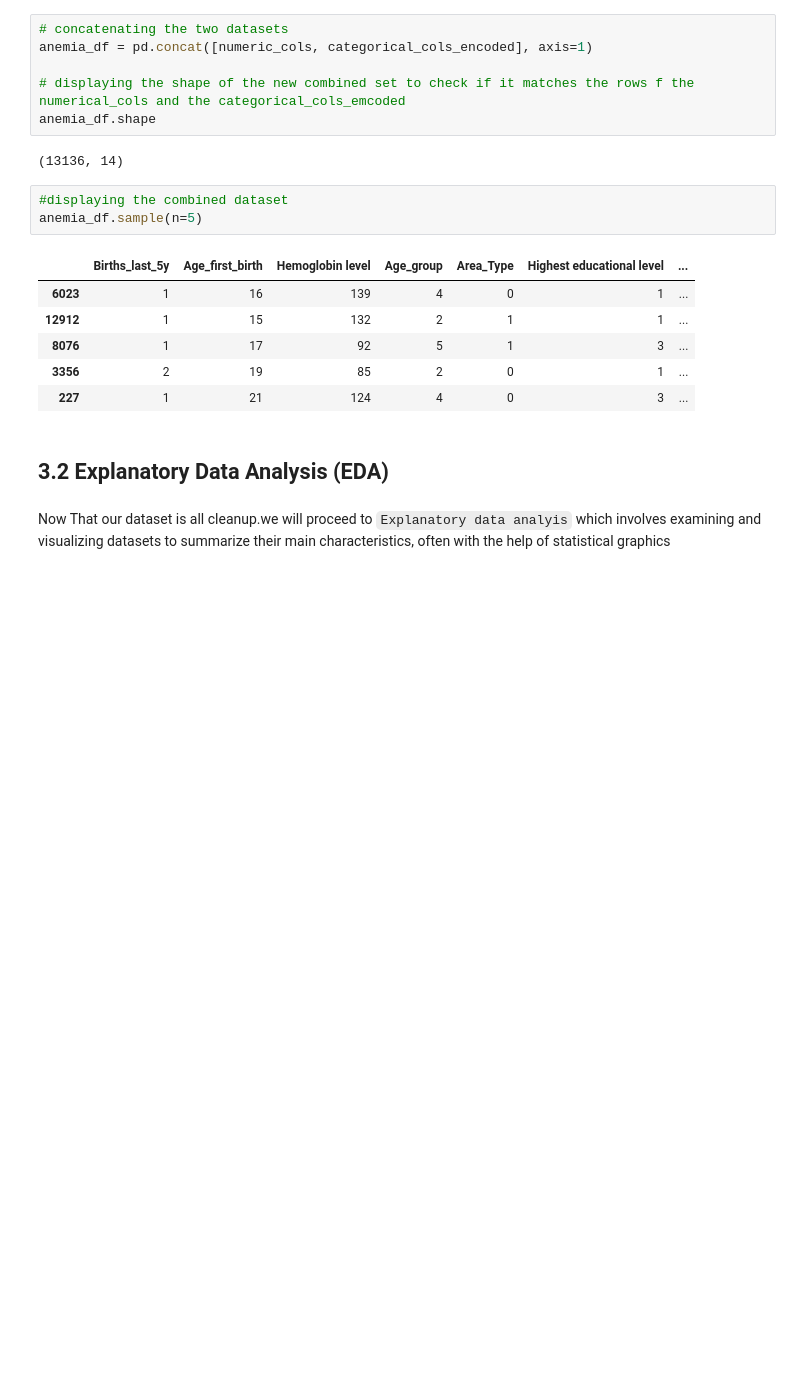
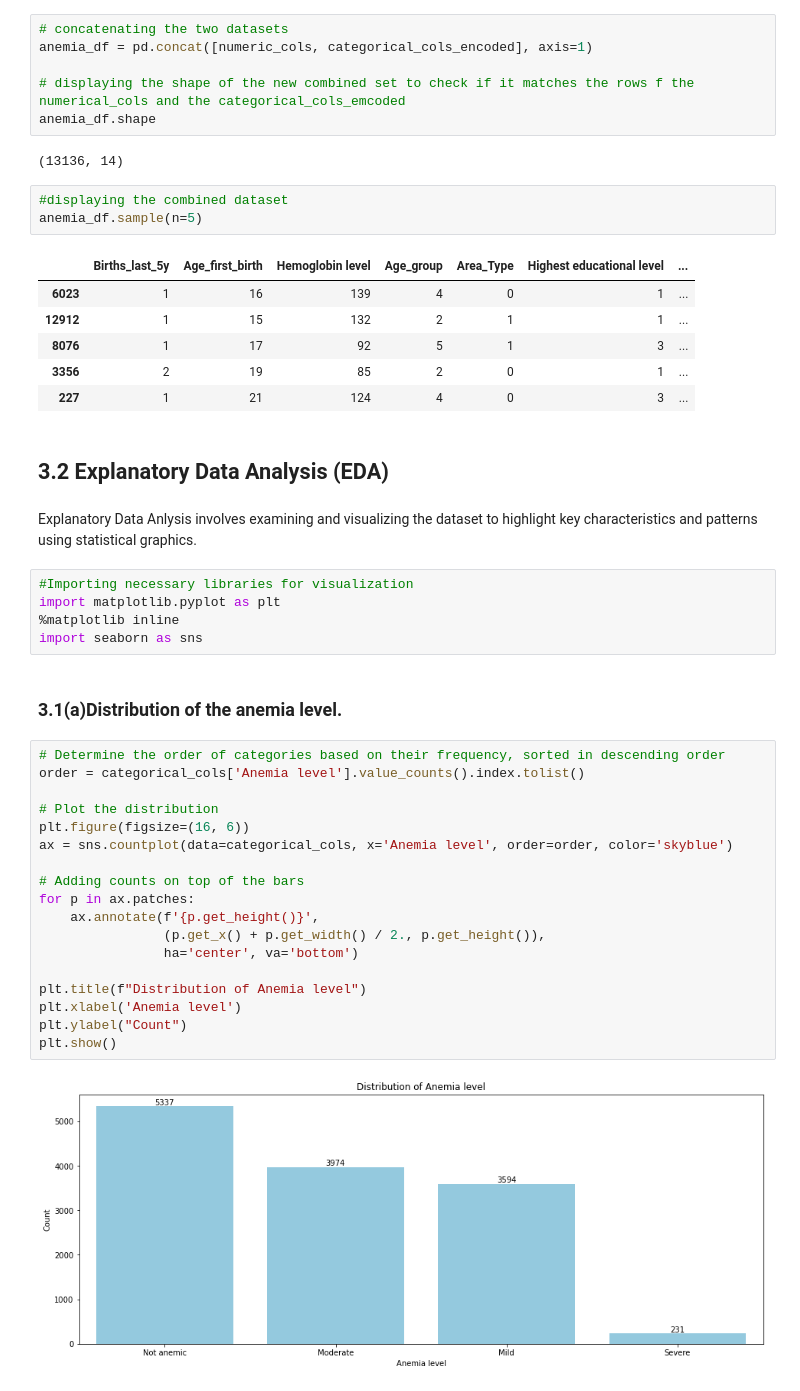
Before and after one commit to ruth-kitasi/Anemia-Level-Prediction-in-Children, a Jupyter notebook: Index.ipynb, the cells around one changed output. Saved outputs shown, nothing was run; the diff lists cells and outputs as text; blank space fills up the shorter version.

Commit message:
Explanatory data analysis

```diff
--- a/Index.ipynb
+++ b/Index.ipynb
@@ -537,5 +537,32 @@ anemia_df.sample(n=5)
 | 227 | 1 | 21 | 124 | 4 | 0 | 3 | ... |
 # %% [markdown]
 ## 3.2 Explanatory Data Analysis (EDA)
-# %% [markdown]
-Now That our dataset is all cleanup.we will proceed to `Explanatory data analyis` which involves examining and visualizing datasets to summarize their main characteristics, often with the help of statistical graphics
+# %% [markdown]
+Explanatory Data Anlysis involves examining and visualizing the dataset to highlight key characteristics and patterns using statistical graphics.
+# %%
+#Importing necessary libraries for visualization
+import matplotlib.pyplot as plt
+%matplotlib inline
+import seaborn as sns
+# %% [markdown]
+### 3.1(a)Distribution of the anemia level.
+# %%
+# Determine the order of categories based on their frequency, sorted in descending order
+order = categorical_cols['Anemia level'].value_counts().index.tolist()
+
+# Plot the distribution
+plt.figure(figsize=(16, 6))
+ax = sns.countplot(data=categorical_cols, x='Anemia level', order=order, color='skyblue')
+
+# Adding counts on top of the bars
+for p in ax.patches:
+    ax.annotate(f'{p.get_height()}',
+                (p.get_x() + p.get_width() / 2., p.get_height()),
+                ha='center', va='bottom')
+
+plt.title(f"Distribution of Anemia level")
+plt.xlabel('Anemia level')
+plt.ylabel("Count")
+plt.show()
+# %% [output]
+[figure, added]
```
Also changed, not shown: parts of 14 cells of this notebook.
